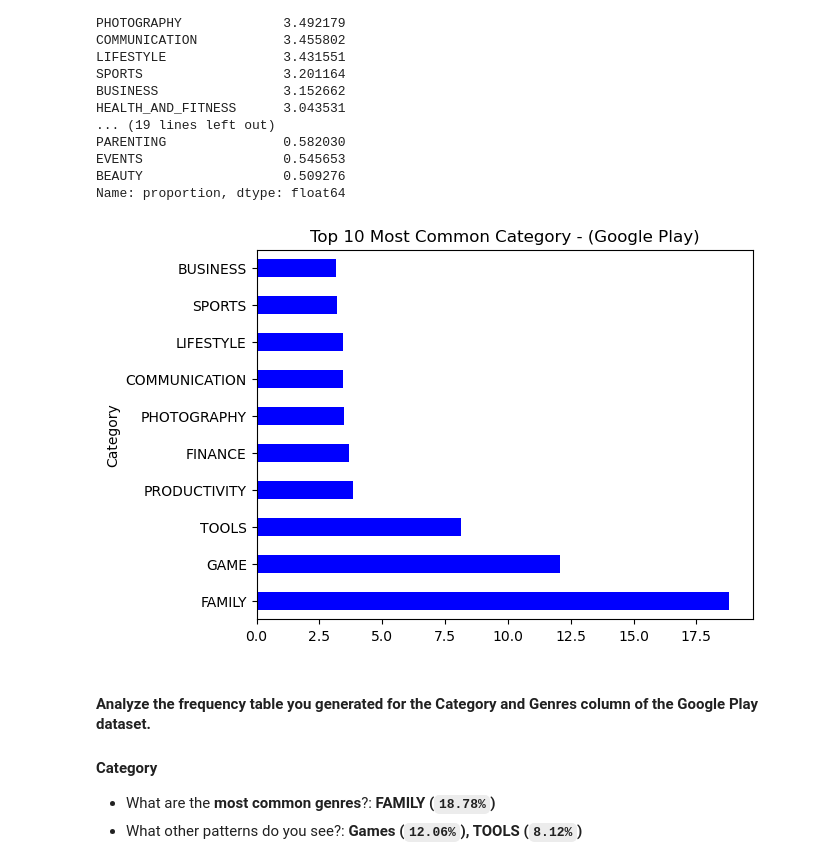
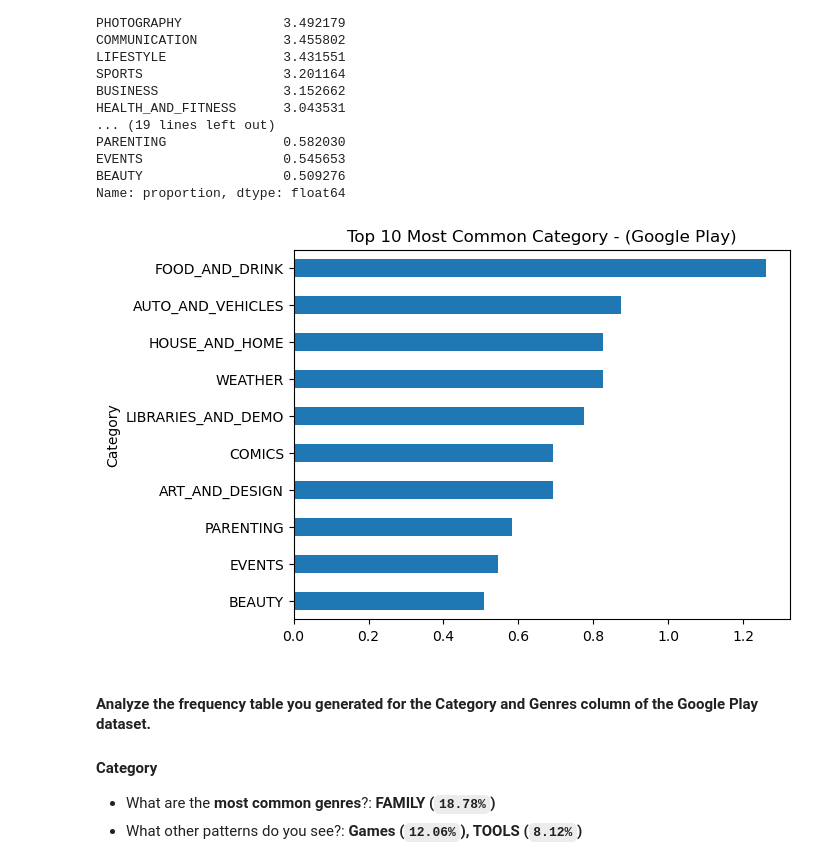
Before and after one commit to CyprianFusi/App-Profiles-for-the-App-Store-and-Google-Play-Markets-using-Pandas, a Jupyter notebook: Profitable_App_Profiles_for_the_AppStore_and_GooglePlay_Markets_pandas.ipynb, the cells around one changed output. Cells and saved outputs as stored; diff of their text form; code cells hidden in the pictures.

```diff
--- a/Profitable_App_Profiles_for_the_AppStore_and_GooglePlay_Markets_pandas.ipynb
+++ b/Profitable_App_Profiles_for_the_AppStore_and_GooglePlay_Markets_pandas.ipynb
@@ -400,11 +400,11 @@ EVENTS                  0.545653
 BEAUTY                  0.509276
 Name: proportion, dtype: float64
 # %%
-category = df_free_goog.Category.value_counts(normalize = True, ascending = False) * 100
-category.head(10).plot(kind = 'barh', color = 'b')
+category = df_free_goog.Category.value_counts(normalize = True).sort_values() * 100
+category.head(10).plot(kind = 'barh')
 plt.title('Top 10 Most Common Category - (Google Play)');
 # %% [output]
-[figure, old version]
+[figure, new version]
 # %% [markdown]
 #### Analyze the frequency table you generated for the Category and Genres column of the Google Play dataset.
 #### Category
```
Also changed, not shown: parts of 7 cells of this notebook.
